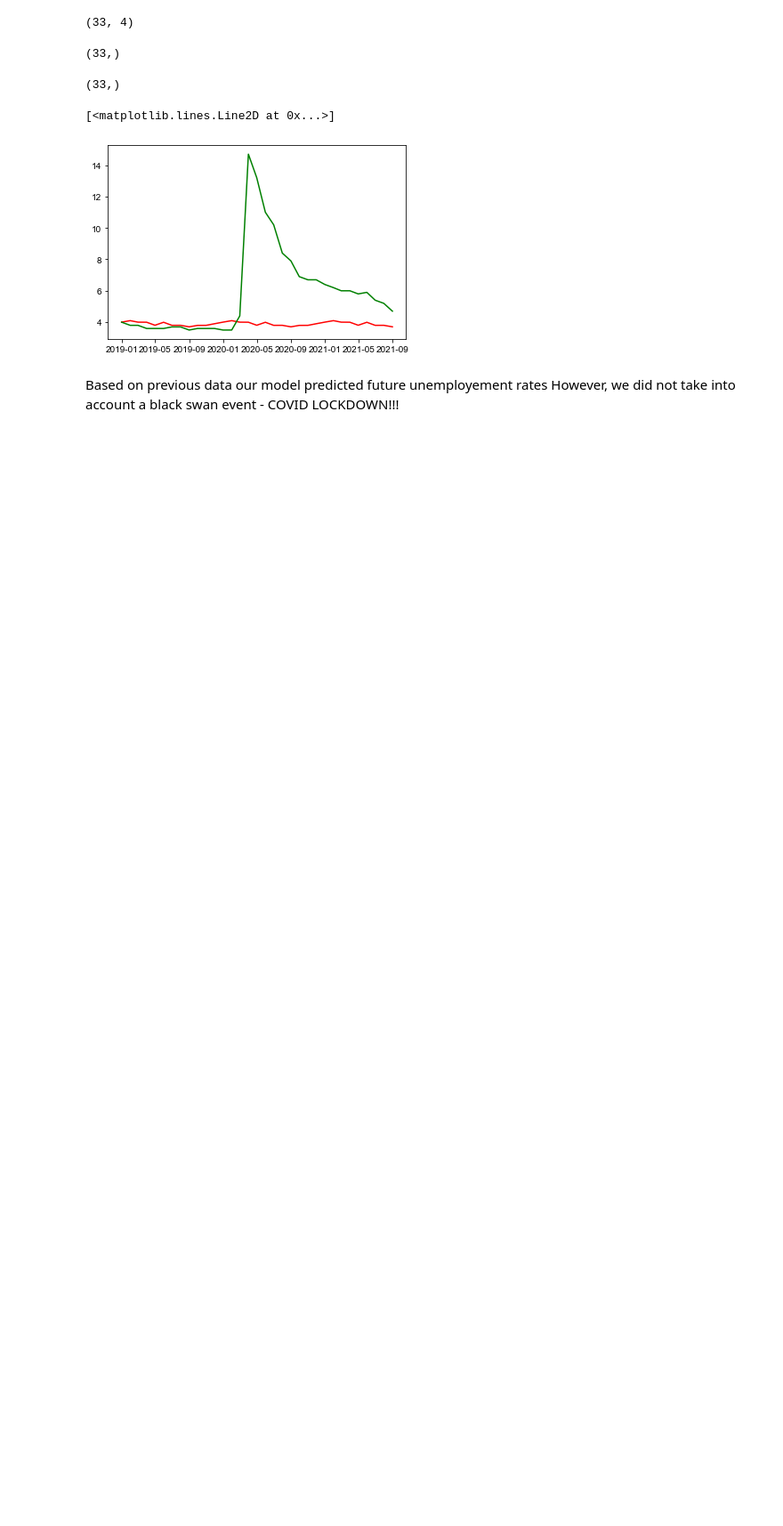
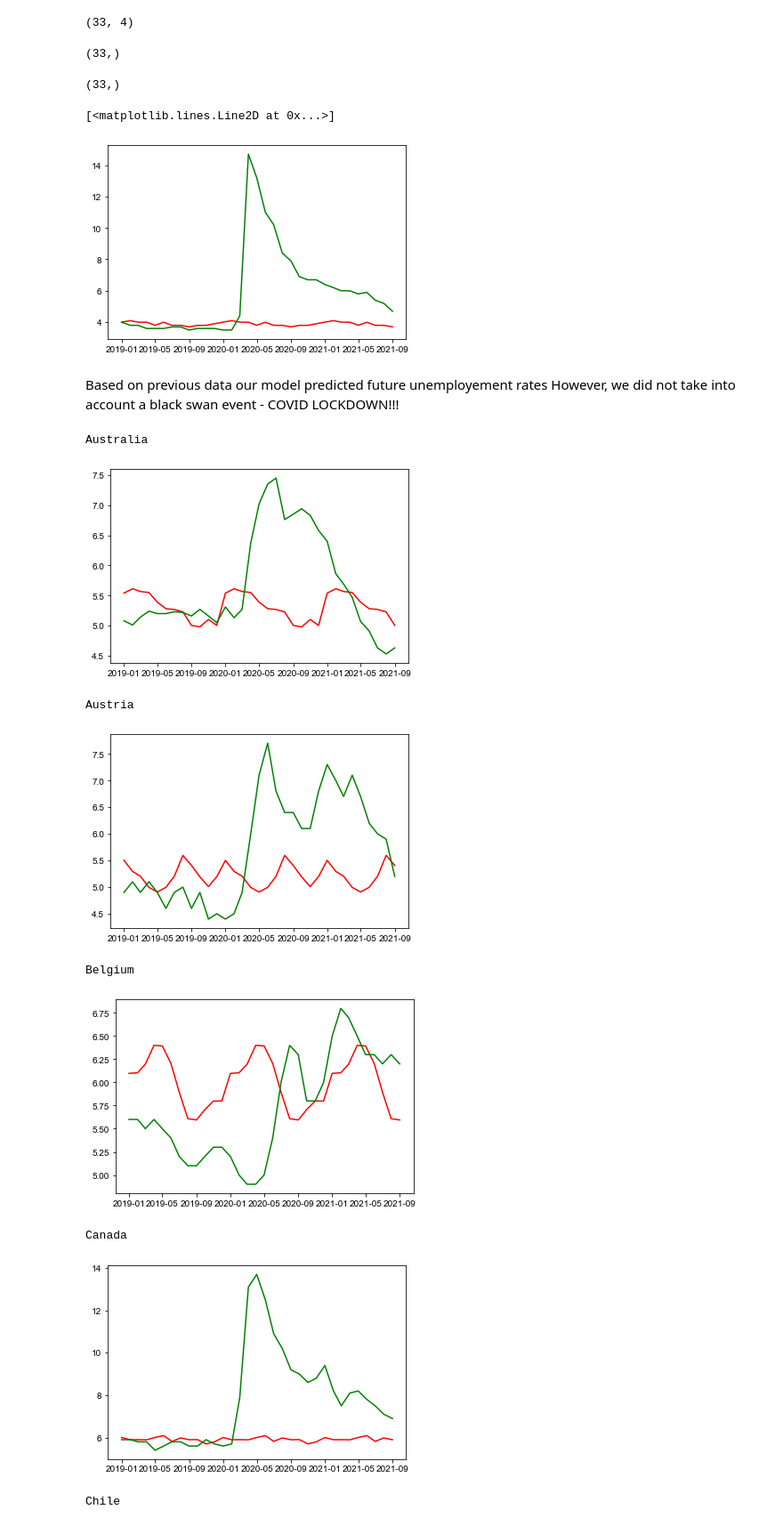
Before and after one commit to gautam7-github/Back_2_Viz_2022, a Jupyter notebook: week2/week2.ipynb, the cells around one changed output. Shown at 89% size. Cells and saved outputs as stored; diff of their text form; code cells hidden in the pictures; blank space fills up the shorter version.

Commit message:
all country forecasting

```diff
--- a/week2/week2.ipynb
+++ b/week2/week2.ipynb
@@ -190,0 +196,32 @@ However, we did not take into account a black swan event - COVID LOCKDOWN!!!
+# %%
+model = xgboost.XGBRegressor(objective='reg:squarederror', n_estimators=1000)
+# %%
+countries = list(cleanDf['Country Name'].unique())
+for country in countries:
+    print(country)
+    newData = cleanDf.loc[(cleanDf['Country Name'] == country) & (cleanDf['Gender'] == 'ALL')].reset_index()[["Date","Unemployement Rate"]]
+    newData['Date'] = pd.to_datetime(newData['Date'])
+    newData['Year'] = newData['Date'].dt.year
+    newData['Quarter'] = newData['Date'].dt.quarter
+    newData['Month'] = newData['Date'].dt.month
+    splitDate = '2019-01-01'
+    trainData = newData[newData['Date'] < splitDate]
+    testData = newData[newData['Date'] >= splitDate]
+    x_train, y_train = trainData.drop('Unemployement Rate',axis=1), trainData['Unemployement Rate']
+    x_test, y_test = testData.drop('Unemployement Rate',axis=1), testData['Unemployement Rate']
+    model = xgboost.XGBRegressor(objective='reg:squarederror', n_estimators=1000)
+    model.fit(x_train._get_numeric_data(),y_train)
+    yhat = model.predict(x_test._get_numeric_data())
+    plt.plot(x_test['Date'],yhat,color='red')
+    plt.plot(x_test['Date'],y_test,color='green')
+    plt.show()
+# %% [output]
+Australia
+[figure, added]
+Austria
+[figure, added]
+Belgium
+[figure, added]
+Canada
+[figure, added]
+Chile
```
Also changed, not shown: parts of 3 cells of this notebook.
